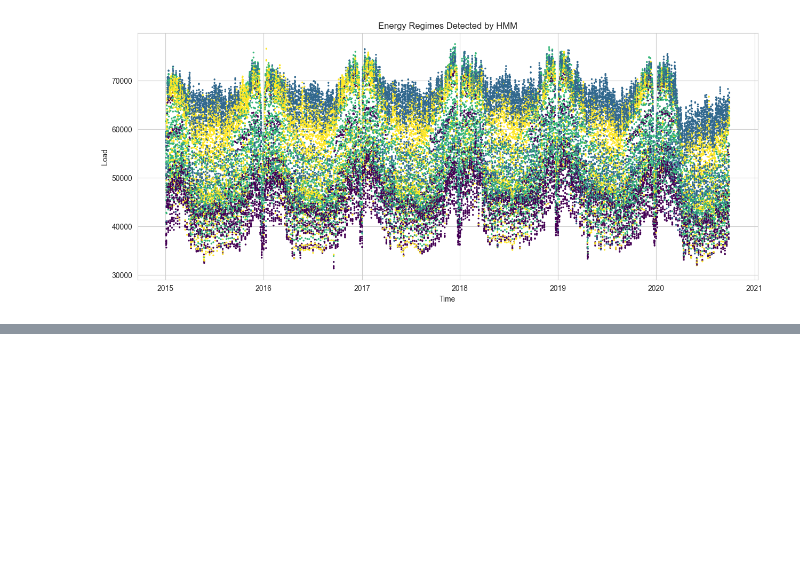
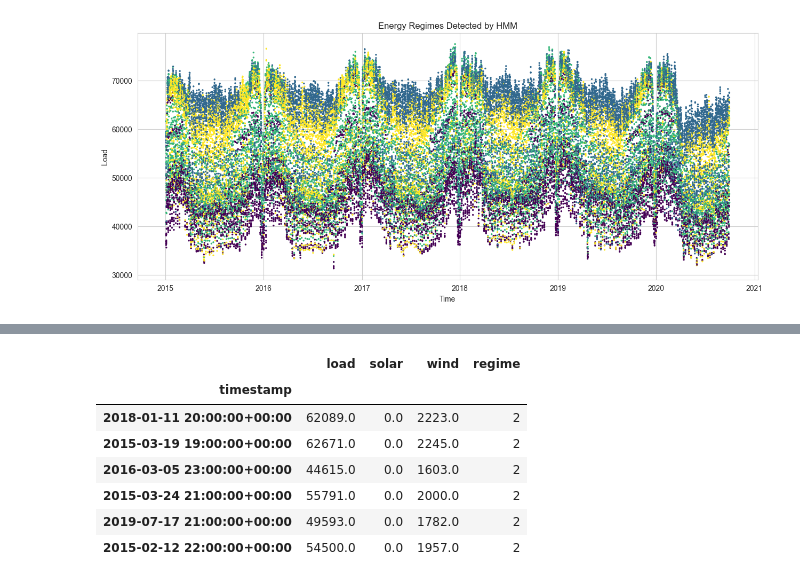
Before and after one commit to tanyabhatnagar/energy-regime-similarity-search, a Jupyter notebook: notebook/ojt.ipynb, the cells around one changed output, grey strips where cells are left out. Saved outputs shown, nothing was run; the diff lists cells and outputs as text; code cells hidden in the pictures; blank space fills up the shorter version.

```diff
--- a/notebook/ojt.ipynb
+++ b/notebook/ojt.ipynb
@@ -342,0 +401,22 @@ plt.show()
+# %%
+from sklearn.metrics.pairwise import cosine_similarity
+
+query_index = 1000
+query_vector = feature_vectors.iloc[[query_index]]
+
+similarities = cosine_similarity(query_vector, feature_vectors)
+
+top_matches = np.argsort(similarities[0])[-6:]
+
+df_regimes.iloc[top_matches][
+    ["load","solar","wind","regime"]
+]
+# %% [output]
+|  | load | solar | wind | regime |
+| timestamp |  |  |  |  |
+| 2018-01-11 20:00:00+00:00 | 62089.0 | 0.0 | 2223.0 | 2 |
+| 2015-03-19 19:00:00+00:00 | 62671.0 | 0.0 | 2245.0 | 2 |
+| 2016-03-05 23:00:00+00:00 | 44615.0 | 0.0 | 1603.0 | 2 |
+| 2015-03-24 21:00:00+00:00 | 55791.0 | 0.0 | 2000.0 | 2 |
+| 2019-07-17 21:00:00+00:00 | 49593.0 | 0.0 | 1782.0 | 2 |
+| 2015-02-12 22:00:00+00:00 | 54500.0 | 0.0 | 1957.0 | 2 |
```
Also changed, not shown: parts of 8 cells of this notebook, 30 other files.
